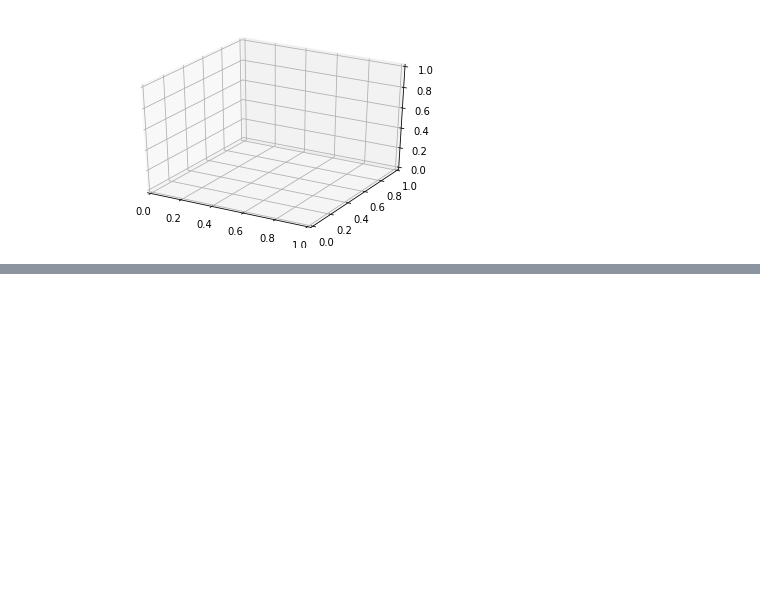
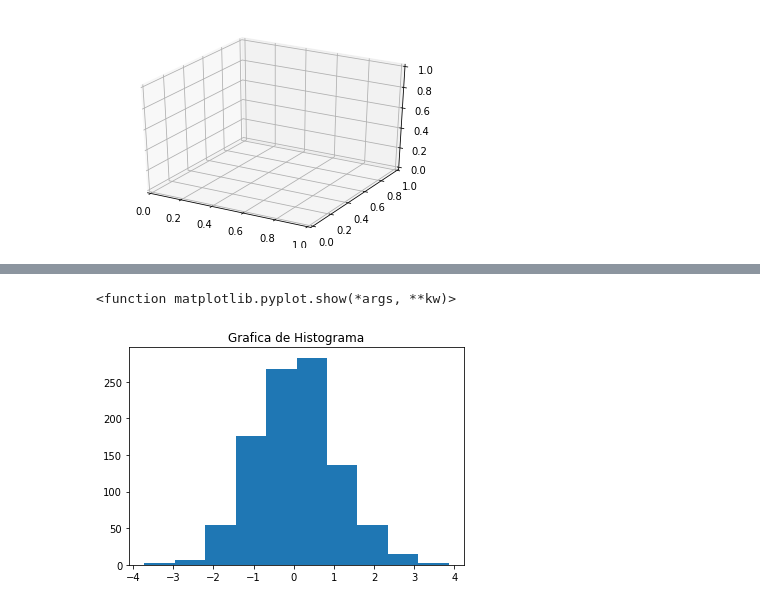
Before and after one commit to mafe230604/graficas_python, a Jupyter notebook: graficas_python.ipynb, the cells around one changed output, grey strips where cells are left out. Drawn from its saved outputs; the diff is of its cells as text; code cells hidden in the pictures; blank space fills up the shorter version.

```diff
--- a/graficas_python.ipynb
+++ b/graficas_python.ipynb
@@ -205,0 +218,13 @@ plt.show()
+# %%
+# GRAFICA DE HISTOGRAMA
+
+from matplotlib.pyplot import title, hist, show
+from numpy.random import normal
+
+numeros_gaussianos = normal(size=1000)
+hist(numeros_gaussianos)
+title( 'Grafica de Histograma')
+show
+# %% [output]
+<function matplotlib.pyplot.show(*args, **kw)>
+[figure, added]
```
Also changed, not shown: parts of 4 cells of this notebook.
